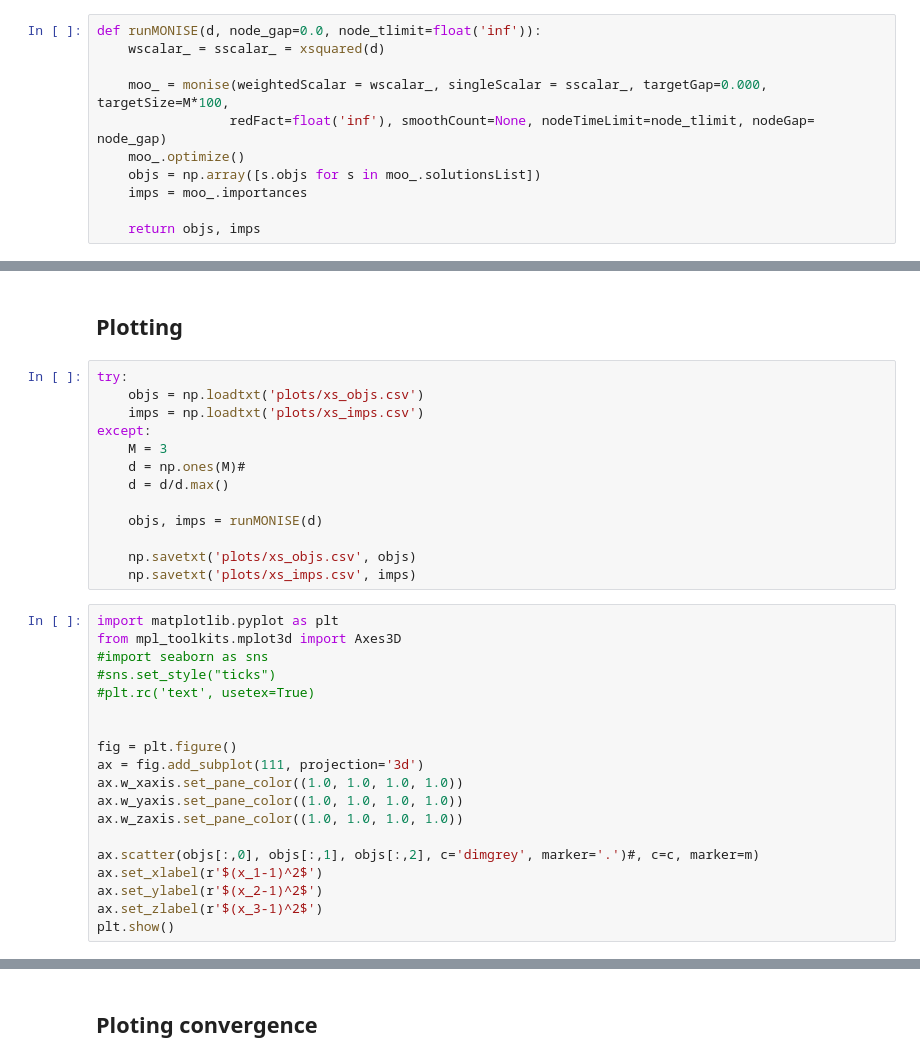
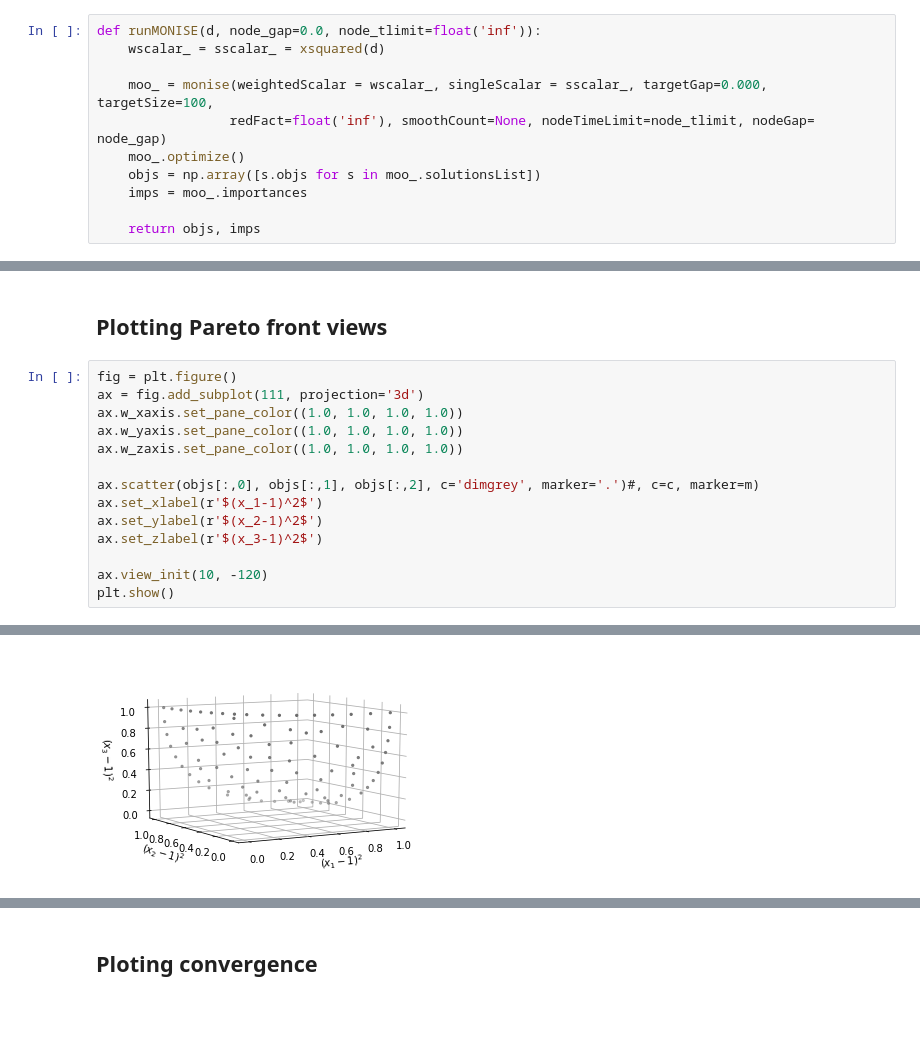
Before and after one commit to marcosmrai/moo_experiments, a Jupyter notebook: xsquared.ipynb, the cells around one changed output, grey strips where cells are left out. Drawn from its saved outputs; the diff is of its cells as text; blank space fills up the shorter version.

```diff
--- a/xsquared.ipynb
+++ b/xsquared.ipynb
@@ -17,7 +18,7 @@ from main_xsquared import xsquared
 def runMONISE(d, node_gap=0.0, node_tlimit=float('inf')):
     wscalar_ = sscalar_ = xsquared(d)
 
-    moo_ = monise(weightedScalar = wscalar_, singleScalar = sscalar_, targetGap=0.000, targetSize=M*100,
+    moo_ = monise(weightedScalar = wscalar_, singleScalar = sscalar_, targetGap=0.000, targetSize=100,
                  redFact=float('inf'), smoothCount=None, nodeTimeLimit=node_tlimit, nodeGap= node_gap)
     moo_.optimize()
     objs = np.array([s.objs for s in moo_.solutionsList])
@@ -27,26 +52,6 @@ def runMONISE(d, node_gap=0.0, node_tlimit=float('inf')):
 # %% [markdown]
-## Plotting
+## Plotting Pareto front views
-# %%
-try:
-    objs = np.loadtxt('plots/xs_objs.csv')
-    imps = np.loadtxt('plots/xs_imps.csv')
-except:
-    M = 3
-    d = np.ones(M)#
-    d = d/d.max()
-
-    objs, imps = runMONISE(d)
-
-    np.savetxt('plots/xs_objs.csv', objs)
-    np.savetxt('plots/xs_imps.csv', imps)
 # %%
-import matplotlib.pyplot as plt
-from mpl_toolkits.mplot3d import Axes3D
-#import seaborn as sns
-#sns.set_style("ticks")
-#plt.rc('text', usetex=True)
-
-
 fig = plt.figure()
 ax = fig.add_subplot(111, projection='3d')
 ax.w_xaxis.set_pane_color((1.0, 1.0, 1.0, 1.0))
@@ -57,5 +62,7 @@ ax.scatter(objs[:,0], objs[:,1], objs[:,2], c='dimgrey', marker='.')#, c=c, mark
 ax.set_xlabel(r'$(x_1-1)^2$')
 ax.set_ylabel(r'$(x_2-1)^2$')
 ax.set_zlabel(r'$(x_3-1)^2$')
+
+ax.view_init(10, -120)
 plt.show()
 # %% [output]
@@ -63,0 +69 @@ plt.show()
+[figure, added]
```
Also changed, not shown: parts of 12 cells of this notebook, 17 other files.
